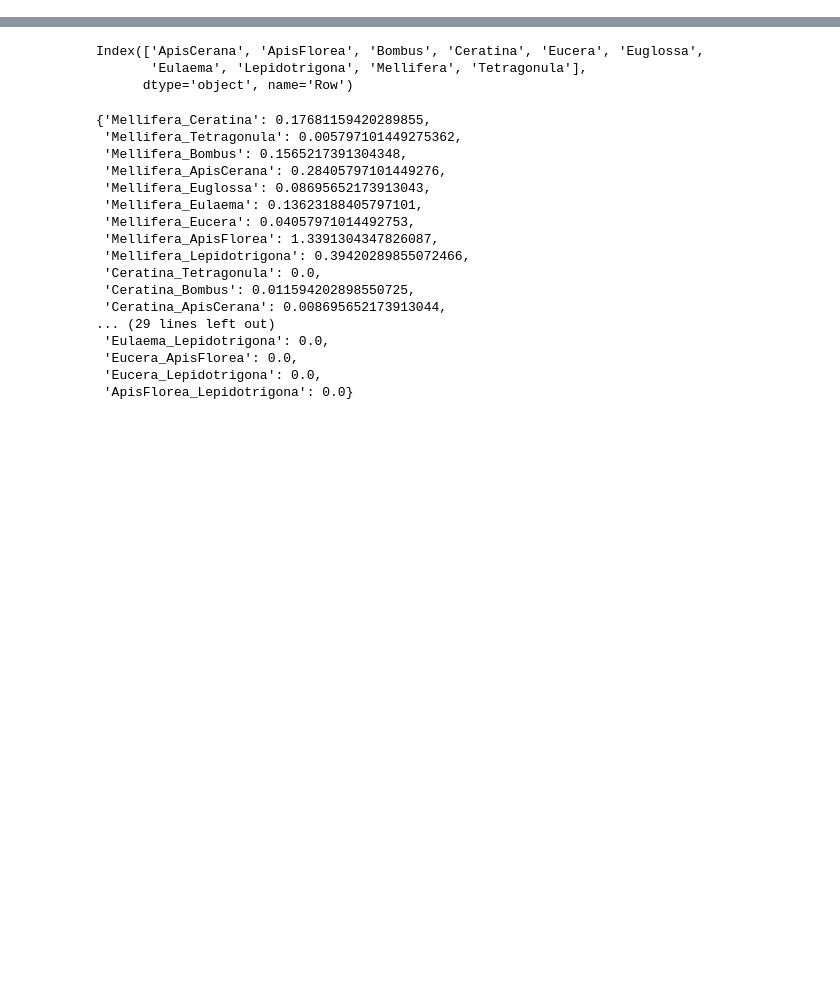
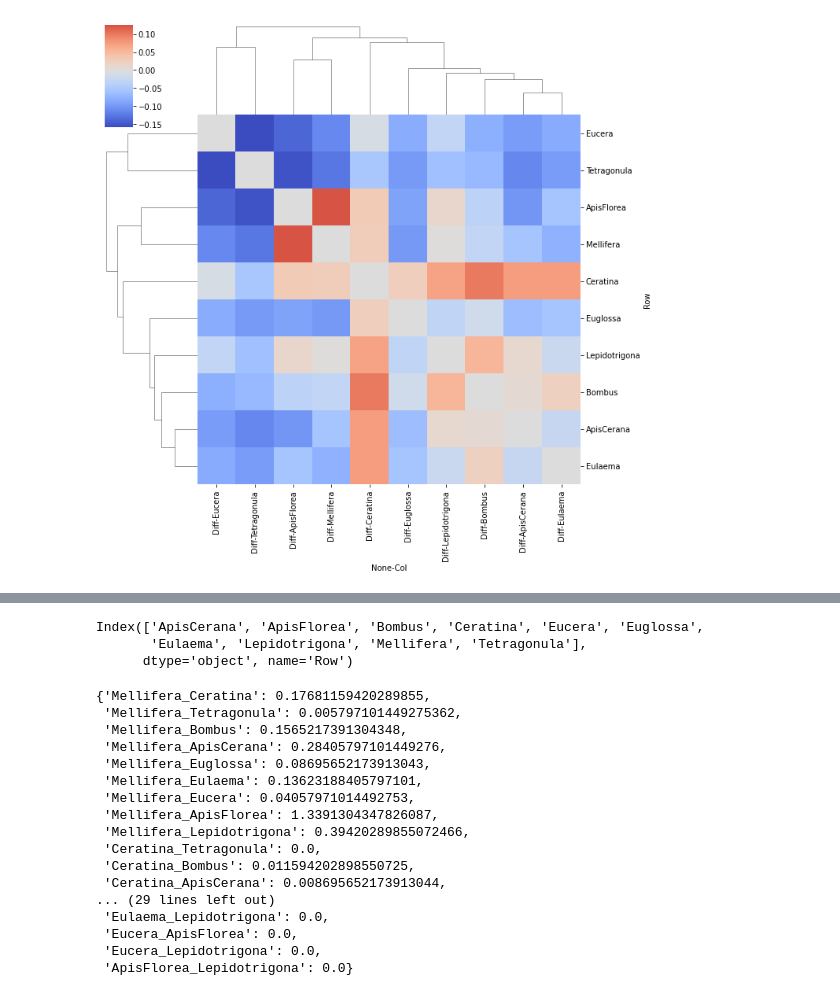
Before and after one commit to Matthijnssenslab/Bee_euvir, a Jupyter notebook: notebooks/8_ShareSub.ipynb, the cells around one changed output, grey strips where cells are left out. Saved outputs shown, nothing was run; the diff lists cells and outputs as text; code cells hidden in the pictures; blank space fills up the shorter version.

Commit message:
Sharing differences heatmap, start purge books

```diff
--- a/notebooks/8_ShareSub.ipynb
+++ b/notebooks/8_ShareSub.ipynb
@@ -6,69 +7,49 @@ import sys
 # %%
 # Parse total nested lists.
 
+contigDic = {}
+contigDic['Insect'] = {'Mellifera': 926, 'Ceratina': 373, 'Tetragonula': 11, 'Bombus': 224, 'ApisCerana': 326, 'Euglossa': 92, 'Eulaema': 149, 'Eucera': 41, 'ApisFlorea': 584, 'Lepidotrigona': 354}
+contigDic['Env'] = {'Mellifera': 105, 'Ceratina': 198, 'Tetragonula': 20, 'Bombus': 115, 'ApisCerana': 89, 'Euglossa': 77, 'Eulaema': 81, 'Eucera': 35, 'ApisFlorea': 77, 'Lepidotrigona': 188}
+
 
 # Apidae
-# Contigs in each group:
-ApidaeDic['Env'] = {
-    'ApisFlorea' : 0,
-    'Bombus' : 30,
-    'Ceratina': 10,
-    'Eucera' : 1,
-    'Euglossa' : 3,
-    'Eulaema' : 3,
-    'Lepidotrigona' : 0,
-    'Mellifera' : 752,
-    'Tetragonula' : 0,
-    'ApisCerana' : 0,
-}
-ApidaeDic['Ins'] = {
-    'ApisFlorea' : 0,
-    'Bombus' : 9,
-    'Ceratina': 20
-    'Eucera' : 0,
-    'Euglossa' : 0,
-    'Eulaema' : 0,
-    'Lepidotrigona' : 0,
-    'Mellifera' : 1580,
-    'Tetragonula' : 0,
-    'ApisCerana' : 51,
-}
-
 
 apidaeDic = {}
 # Apidae, env (345 shared contigs)
-with open('../networks/Apidae_env_all.csv') as f:
+with open('../networks/Apidae_env.csv') as f:
     for line in f:
         tax1 = line.strip().split(',')[0]
         tax2 = line.strip().split(',')[1]
         count = int(line.strip().split(',')[2])
+        contigCount = contigDic['Env'][tax1] + contigDic['Env'][tax2]
         fw = tax1 + '_' + tax2
         rv = tax2 + '_' + tax1
         if fw not in apidaeDic and rv not in apidaeDic:
-            apidaeDic[fw] = (count / apidaeDic['Env'][fw] + apidaeDic['Env'][rv])
-            apidaeDic[rv] = (count / apidaeDic['Env'][fw] + apidaeDic['Env'][rv])
+            apidaeDic[fw] = (count / contigCount)
+            apidaeDic[rv] = (count / contigCount)
         elif fw in apidaeDic and rv in apidaeDic:
-            apidaeDic[fw] += (count / apidaeDic['Env'][fw] + apidaeDic['Env'][rv])
-            apidaeDic[rv] += (count / apidaeDic['Env'][fw] + apidaeDic['Env'][rv])
+            apidaeDic[fw] += (count / contigCount)
+            apidaeDic[rv] += (count / contigCount)
         else:
             print("Problem parsing. exit.")
             break
 
 apidaeInsectDic = {}
 # Apidae, Insect (708 shared contigs)
-with open('../networks/Apidae_insect_all.csv') as f:
+with open('../networks/Apidae_insect.csv') as f:
     for line in f:
         tax1 = line.strip().split(',')[0]
         tax2 = line.strip().split(',')[1]
         count = int(line.strip().split(',')[2])
+        contigCount = contigDic['Insect'][tax1] + contigDic['Insect'][tax2]
         fw = tax1 + '_' + tax2
         rv = tax2 + '_' + tax1
         if fw not in apidaeInsectDic and rv not in apidaeInsectDic:
-            apidaeInsectDic[fw] = (count / 708)
-            apidaeInsectDic[rv] = (count / 708)
+            apidaeInsectDic[fw] = (count / contigCount)
+            apidaeInsectDic[rv] = (count / contigCount)
         elif fw in apidaeInsectDic and rv in apidaeInsectDic:
-            apidaeInsectDic[fw] += (count / 708)
-            apidaeInsectDic[rv] += (count / 708)
+            apidaeInsectDic[fw] += (count / contigCount)
+            apidaeInsectDic[rv] += (count / contigCount)
         else:
             print("Problem parsing. exit.")
             break
@@ -100,12 +81,5 @@ apidaeDF = pd.DataFrame(diffLis)
 apidaeDF.columns = ['Row', 'Col','Diff']
 apidaeDF = apidaeDF.pivot(index='Row', columns='Col')
 apidaeDF = apidaeDF.fillna(0)
-apidaeDF
-sns.clustermap(apidaeDF)
-# ../networks/Apidae_env_all.csv'
-# ../networks/Hymenoptera_env_all.csv
-
-
-# ../networks/Hymenoptera_insect_all.csv
-# ../networks/Apidae_insect_all.csv
+sns.clustermap(apidaeDF, center= 0, cmap= 'coolwarm')
 # %% [output]
@@ -112,0 +87 @@ SyntaxError: invalid syntax (<ipython-input-38-60cee15e5197>, line 22)
+[figure, added]
```
Also changed, not shown: parts of 4 cells of this notebook, 9 other files.
